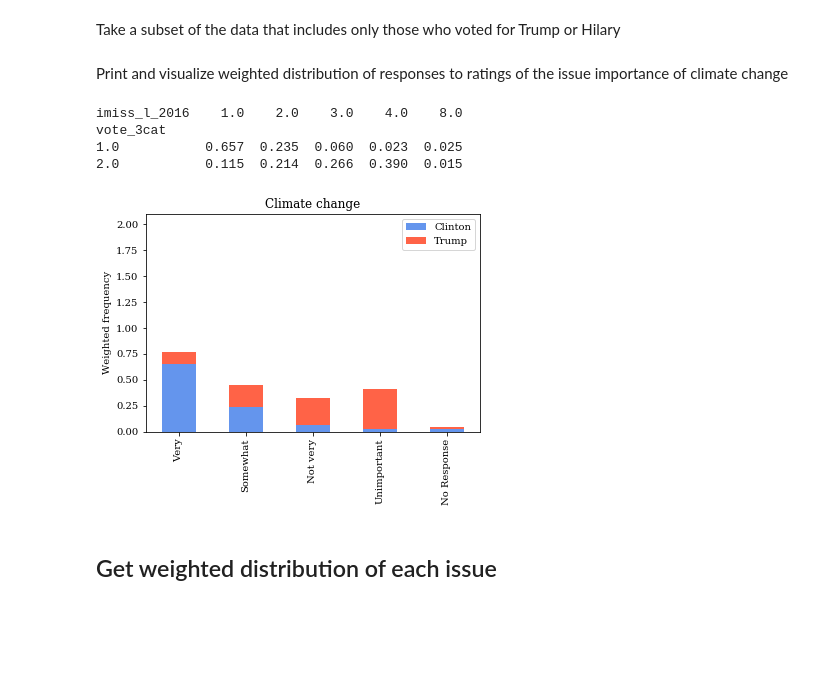
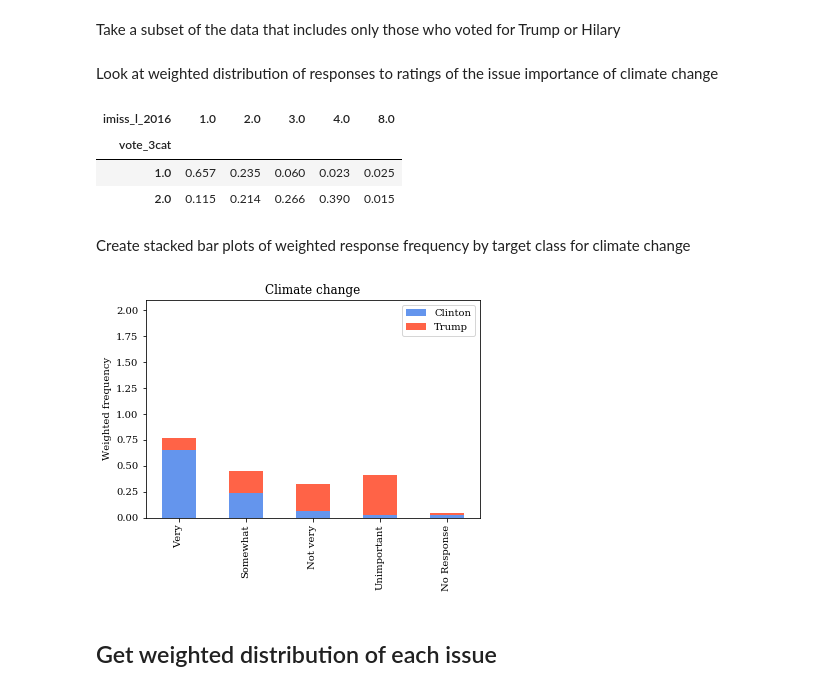
Before and after one commit to ali0003433/predict-by-issue-prioritization, a Jupyter notebook: notebooks/2-al-exploration.ipynb, the cells around one changed output. Saved outputs shown, nothing was run; the diff lists cells and outputs as text; code cells hidden in the pictures; blank space fills up the shorter version.

```diff
--- a/notebooks/2-al-exploration.ipynb
+++ b/notebooks/2-al-exploration.ipynb
@@ -298,19 +323,23 @@ Take a subset of the data that includes only those who voted for Trump or Hilary
 df_bins = df_issue.loc[(df.vote_3cat == 1)| (df.vote_3cat == 2)]
 grouped_bins = df_bins.groupby('vote_3cat')
 # %% [markdown]
-Print and visualize weighted distribution of responses to ratings of the issue importance of climate change
+Look at weighted distribution of responses to ratings of the issue importance of climate change
 # %%
 clm_wgtd = calc.distribution(grouped_bins, 'imiss_l_2016').round(3)
-print(clm_wgtd)
-title = 'Climate change'
-plot_stacked(clm_wgtd, title)
-plt.show()
+clm_wgtd
 # %% [output]
-imiss_l_2016    1.0    2.0    3.0    4.0    8.0
-vote_3cat
-1.0           0.657  0.235  0.060  0.023  0.025
-2.0           0.115  0.214  0.266  0.390  0.015
-[figure, removed]
+| imiss_l_2016 | 1.0 | 2.0 | 3.0 | 4.0 | 8.0 |
+| vote_3cat |  |  |  |  |  |
+| 1.0 | 0.657 | 0.235 | 0.060 | 0.023 | 0.025 |
+| 2.0 | 0.115 | 0.214 | 0.266 | 0.390 | 0.015 |
+# %% [markdown]
+Create stacked bar plots of weighted response frequency by target class for climate change
+# %%
+title = 'Climate change'
+plot_stacked(clm_wgtd, title)
+plt.show()
+# %% [output]
+[figure, added]
 # %% [markdown]
 ## Get weighted distribution of each issue
 # %% [markdown]
```
Also changed, not shown: parts of 28 cells of this notebook, 2 other files.
